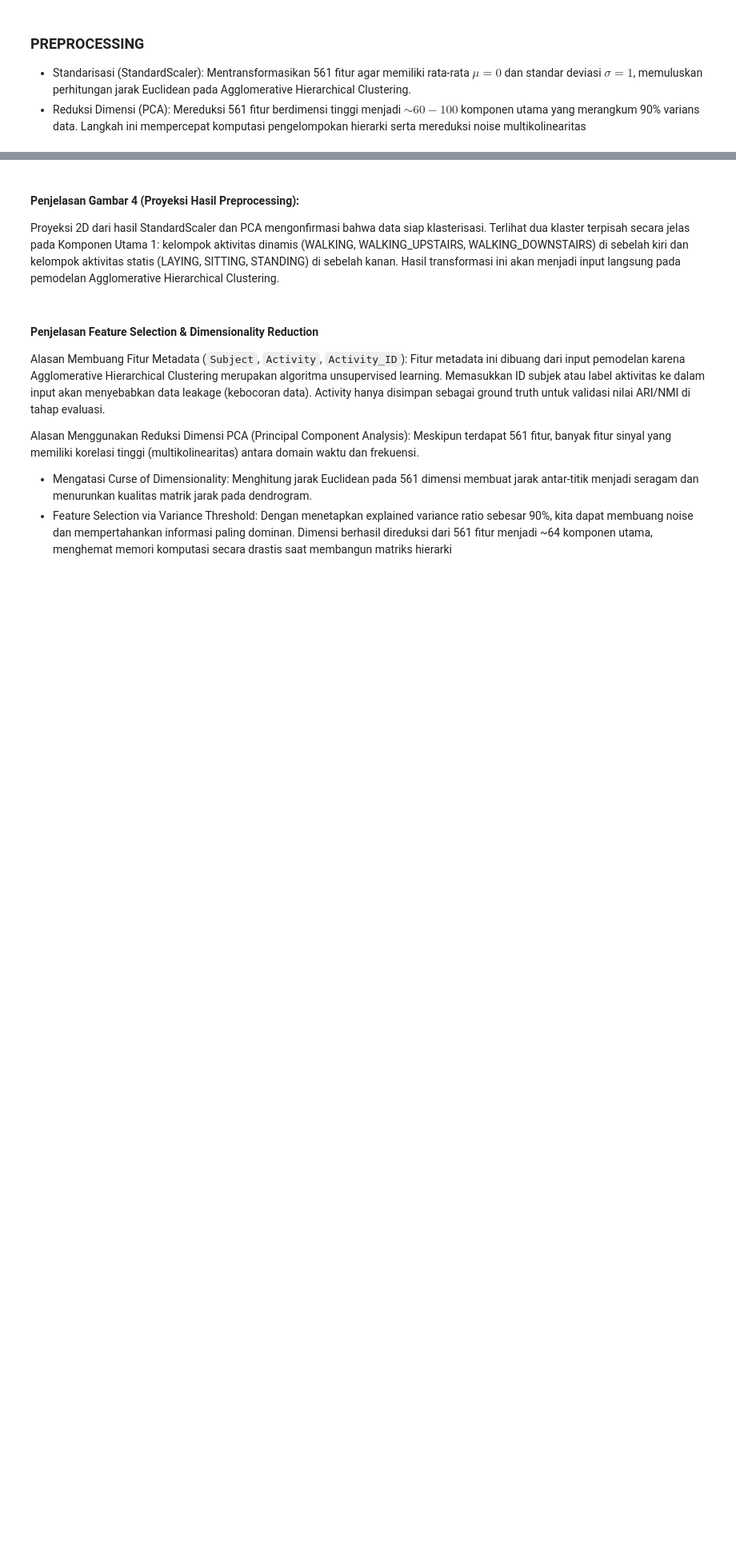
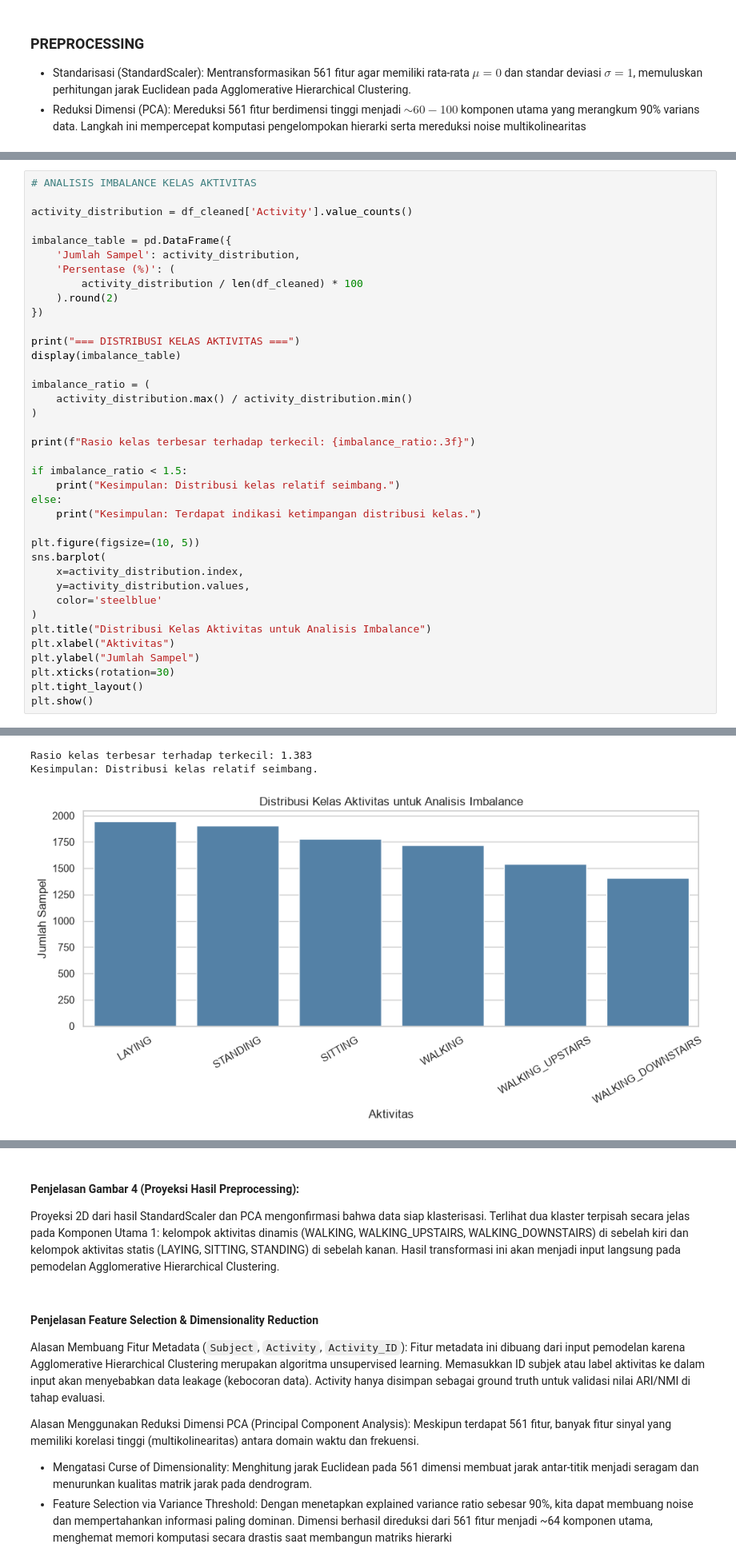
Before and after one commit to KLVA147/10_DS-IF-A_DC-Cakung, a Jupyter notebook: Main.ipynb, the cells around one changed output, grey strips where cells are left out. Shown at 80% size. Drawn from its saved outputs; the diff is of its cells as text; blank space fills up the shorter version.

```diff
--- a/Main.ipynb
+++ b/Main.ipynb
@@ -197,0 +931,39 @@ Baris Duplikat Sebelum : 0
+# %%
+# ANALISIS IMBALANCE KELAS AKTIVITAS
+
+activity_distribution = df_cleaned['Activity'].value_counts()
+
+imbalance_table = pd.DataFrame({
+    'Jumlah Sampel': activity_distribution,
+    'Persentase (%)': (
+        activity_distribution / len(df_cleaned) * 100
+    ).round(2)
+})
+
+print("=== DISTRIBUSI KELAS AKTIVITAS ===")
+display(imbalance_table)
+
+imbalance_ratio = (
+    activity_distribution.max() / activity_distribution.min()
+)
+
+print(f"Rasio kelas terbesar terhadap terkecil: {imbalance_ratio:.3f}")
+
+if imbalance_ratio < 1.5:
+    print("Kesimpulan: Distribusi kelas relatif seimbang.")
+else:
+    print("Kesimpulan: Terdapat indikasi ketimpangan distribusi kelas.")
+
+plt.figure(figsize=(10, 5))
+sns.barplot(
+    x=activity_distribution.index,
+    y=activity_distribution.values,
+    color='steelblue'
+)
+plt.title("Distribusi Kelas Aktivitas untuk Analisis Imbalance")
+plt.xlabel("Aktivitas")
+plt.ylabel("Jumlah Sampel")
+plt.xticks(rotation=30)
+plt.tight_layout()
+plt.show()
+# %% [output]
@@ -197,0 +979,3 @@ Baris Duplikat Sebelum : 0
+Rasio kelas terbesar terhadap terkecil: 1.383
+Kesimpulan: Distribusi kelas relatif seimbang.
+[figure, added]
```
Also changed, not shown: parts of 42 cells of this notebook.
